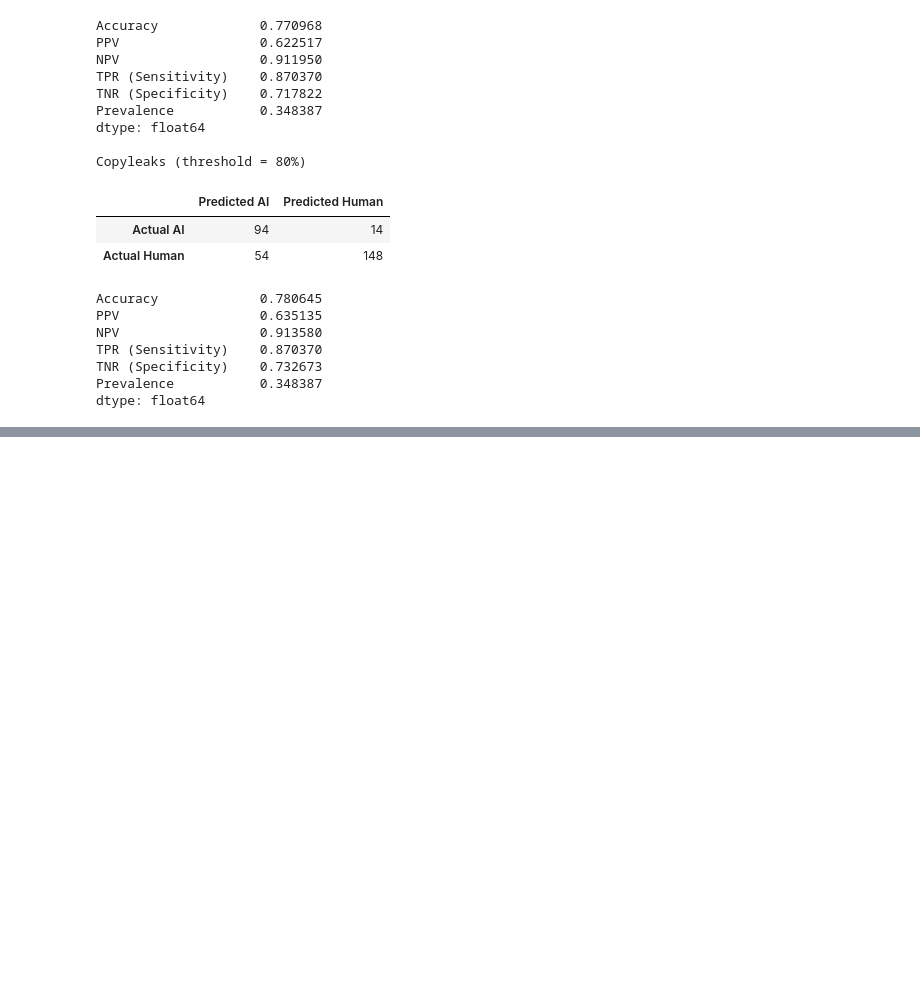
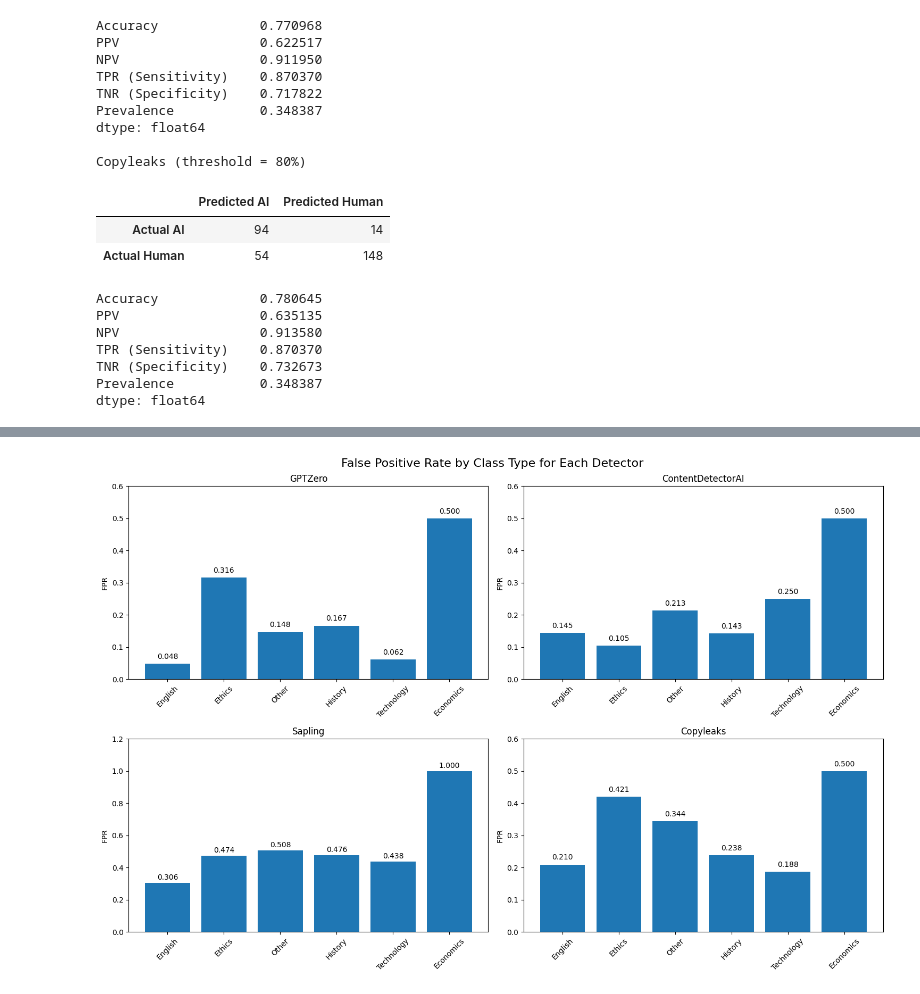
Before and after one commit to kayla261/AiS_Assignment_3_Evaluating_AI_Detectors, a Jupyter notebook: A3_EssayAnalysis.ipynb, the cells around one changed output, grey strips where cells are left out. Cells and saved outputs as stored; diff of their text form; code cells hidden in the pictures; blank space fills up the shorter version.

```diff
--- a/A3_EssayAnalysis.ipynb
+++ b/A3_EssayAnalysis.ipynb
@@ -299,0 +335,19 @@ dtype: float64
+# %%
+# compute metrics by class_type
+def fairness_metrics_by_class_type(df, y_true_col, score_col, threshold):
+    results_by_class = {}
+
+    class_types = df['class_type'].dropna().unique()
+
+    for class_type in class_types:
+        class_df = df[df['class_type'] == class_type]
+
+        if len(class_df) > 0:
+            fairness_m, metrics = fairness_metrics_from_scores(class_df, y_true_col, score_col, threshold)
+            results_by_class[class_type] = {
+                'fairness_matrix': fairness_m,
+                'metrics': metrics,
+                'sample_count': len(class_df)
+            }
+
+    return results_by_class
@@ -299,0 +430,27 @@ dtype: float64
+# %%
+import matplotlib.pyplot as plt
+
+# Example: Compare FPR across class types for each detector
+fig, axes = plt.subplots(2, 2, figsize=(15, 10))
+fig.suptitle('False Positive Rate by Class Type for Each Detector', fontsize=16)
+
+for idx, (detector_name, class_results) in enumerate(grouped_results.items()):
+    ax = axes[idx // 2, idx % 2]
+
+    class_types = list(class_results.keys())
+    fpr_values = [class_results[ct]['metrics']['FPR'] for ct in class_types]
+
+    ax.bar(class_types, fpr_values)
+    ax.set_title(f'{detector_name}')
+    ax.set_ylabel('FPR')
+    ax.set_ylim(0, max(fpr_values) * 1.2)
+    ax.tick_params(axis='x', rotation=45)
+
+    # Add value labels on bars
+    for i, v in enumerate(fpr_values):
+        ax.text(i, v + 0.01, f'{v:.3f}', ha='center', va='bottom')
+
+plt.tight_layout()
+plt.show()
+# %% [output]
+[figure, added]
```
Also changed, not shown: parts of 7 cells of this notebook.
